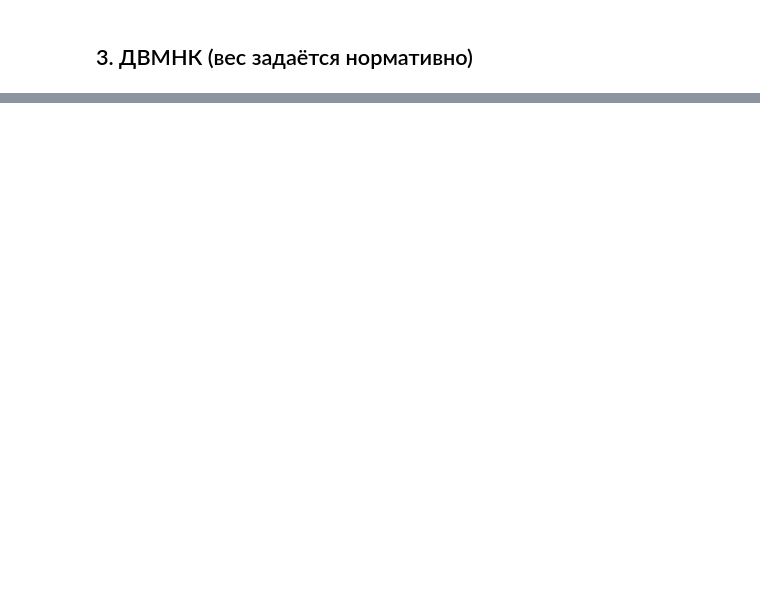
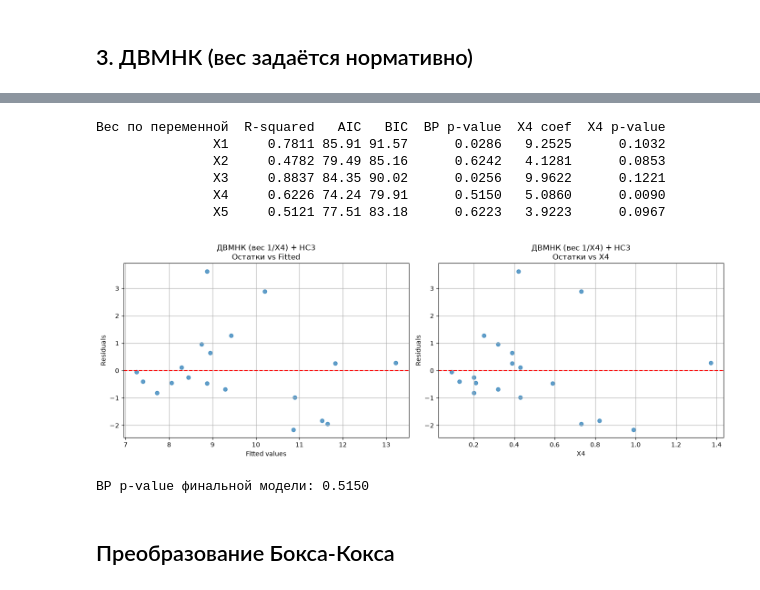
Before and after one commit to VValer0n/econometrics-msa-projects, a Jupyter notebook: ECONOMETRY/CASE_2_variation_of_models.ipynb, the cells around one changed output, grey strips where cells are left out. Drawn from its saved outputs; the diff is of its cells as text; code cells hidden in the pictures; blank space fills up the shorter version.

```diff
--- a/ECONOMETRY/CASE_2_variation_of_models.ipynb
+++ b/ECONOMETRY/CASE_2_variation_of_models.ipynb
@@ -251,0 +366,59 @@ plt.savefig('residuals_ВМНК.png', dpi=300, bbox_inches='tight');
+# %%
+results_comparison = []
+
+for col in X.columns:
+    w = 1 / df[col]
+    md = sm.WLS(y, sm.add_constant(X), weights=w).fit(cov_type='HC3')
+    bp = sms.het_breuschpagan(md.resid, md.model.exog)
+
+    results_comparison.append({
+        'Вес по переменной': col,
+        'R-squared': round(md.rsquared, 4),
+        'AIC': round(md.aic, 2),
+        'BIC': round(md.bic, 2),
+        'BP p-value': round(bp[1], 4),
+        'X4 coef': round(md.params['X4'], 4),
+        'X4 p-value': round(md.pvalues['X4'], 4)
+    })
+
+df_comparison = pd.DataFrame(results_comparison)
+print(df_comparison.to_string(index=False))
+# %% [output]
+Вес по переменной  R-squared   AIC   BIC  BP p-value  X4 coef  X4 p-value
+               X1     0.7811 85.91 91.57      0.0286   9.2525      0.1032
+               X2     0.4782 79.49 85.16      0.6242   4.1281      0.0853
+               X3     0.8837 84.35 90.02      0.0256   9.9622      0.1221
+               X4     0.6226 74.24 79.91      0.5150   5.0860      0.0090
+               X5     0.5121 77.51 83.18      0.6223   3.9223      0.0967
+# %%
+# Финальная модель ДВМНК с лучшим весом
+w_best = 1 / df['X4']
+model_final = sm.WLS(y, sm.add_constant(X), weights=w_best).fit(cov_type='HC3')
+
+# График 1: Остатки vs Fitted values
+fig, axes = plt.subplots(1, 2, figsize=(14, 5))
+
+axes[0].scatter(model_final.fittedvalues, model_final.resid, alpha=0.7)
+axes[0].axhline(0, linestyle='--', color='red')
+axes[0].set_xlabel('Fitted values')
+axes[0].set_ylabel('Residuals')
+axes[0].set_title('ДВМНК (вес 1/X4) + HC3\nОстатки vs Fitted')
+axes[0].grid(True)
+
+# График 2: Остатки vs X4 (переменная-вес)
+axes[1].scatter(df['X4'], model_final.resid, alpha=0.7)
+axes[1].axhline(0, linestyle='--', color='red')
+axes[1].set_xlabel('X4')
+axes[1].set_ylabel('Residuals')
+axes[1].set_title('ДВМНК (вес 1/X4) + HC3\nОстатки vs X4')
+axes[1].grid(True)
+
+plt.tight_layout()
+plt.show()
+
+print(f"BP p-value финальной модели: {sms.het_breuschpagan(model_final.resid, model_final.model.exog)[1]:.4f}")
+# %% [output]
+[figure, added]
+BP p-value финальной модели: 0.5150
+# %% [markdown]
+## Преобразование Бокса-Кокса
```
Also changed, not shown: parts of 21 cells of this notebook.
